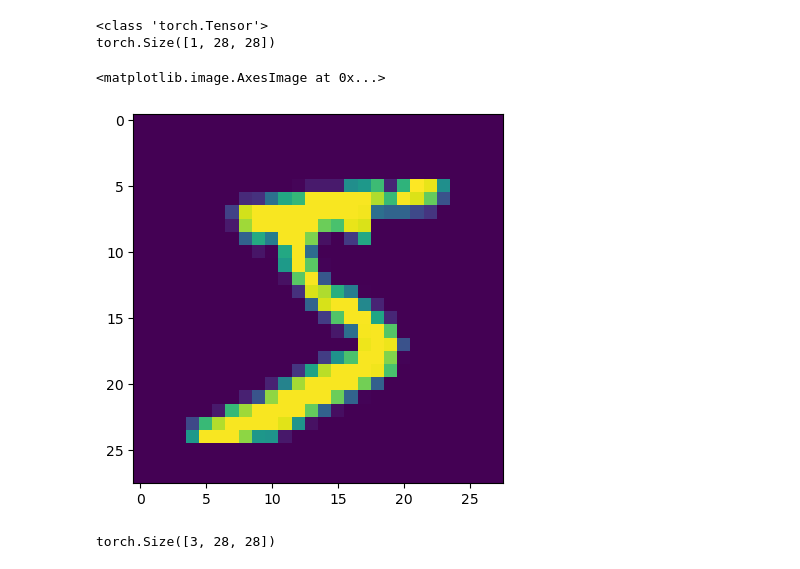
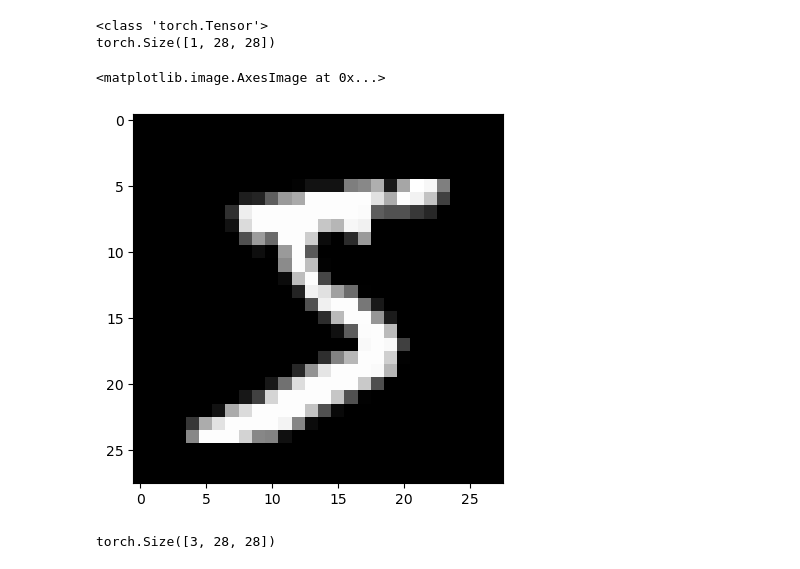
Before and after one commit to Efrazar/Bio-AI-foundations, a Jupyter notebook: Inside_Deep_Learning/03_Convolutional_Neuroal_Networks.ipynb, the cells around one changed output. Saved outputs shown, nothing was run; the diff lists cells and outputs as text; code cells hidden in the pictures.

```diff
--- a/Inside_Deep_Learning/03_Convolutional_Neuroal_Networks.ipynb
+++ b/Inside_Deep_Learning/03_Convolutional_Neuroal_Networks.ipynb
@@ -30,10 +28,10 @@ print(x_example.shape)
 torch.Size([1, 28, 28])
 # %%
 # Image visualization with "imsho"
-plt.imshow(x_example[0,:])#, cmap='gray')
+plt.imshow(x_example[0,:], cmap='gray')
 # %% [output]
 <matplotlib.image.AxesImage at 0x...>
-[figure, old version]
+[figure, new version]
 # %%
 # Add 3 dimensions for Channels
 x_as_color = torch.stack([x_example[0,:], x_example[0,:], x_example[0,:]], dim=0)
```
Also changed, not shown: parts of 11 cells of this notebook.
